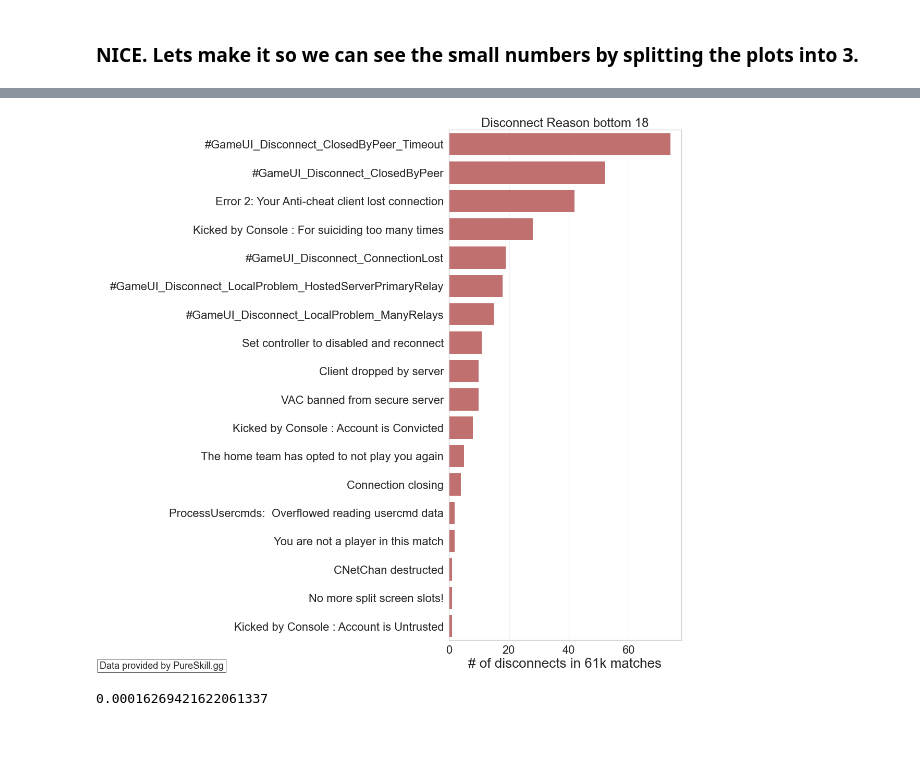
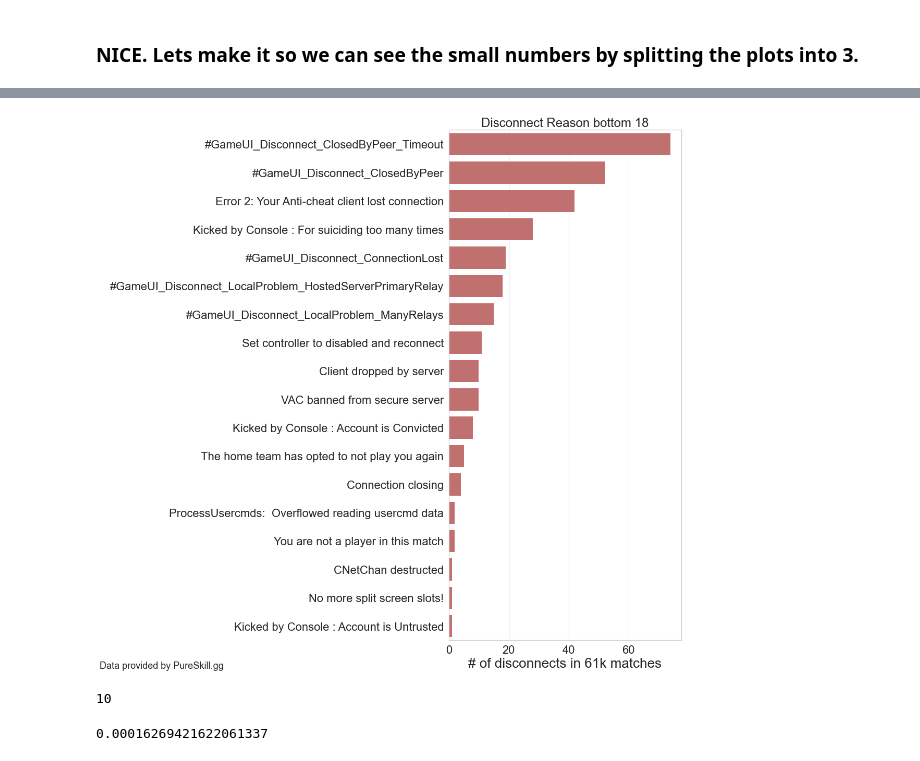
Before and after one commit to pureskillgg/datascience-showcase, a Jupyter notebook: notebooks/player_disconnect_analysis/Disconnect reason analysis.ipynb, the cells around one changed output, grey strips where cells are left out. Cells and saved outputs as stored; diff of their text form; code cells hidden in the pictures.

```diff
--- a/notebooks/player_disconnect_analysis/Disconnect reason analysis.ipynb
+++ b/notebooks/player_disconnect_analysis/Disconnect reason analysis.ipynb
@@ -186,24 +186,28 @@ fig.savefig("tmp/top_5-20.png")
 # %%
 plt.rcParams["figure.figsize"] = (8,18)
 sns.set(font_scale = 2)
 sns.set_style('whitegrid')
 ax = (
     sns.countplot(y="disconnect_reason", data=df,order=order[-18:], color=try_again_red)
 )
 ax.set_xlabel("# of disconnects in 61k matches", fontsize = 26)
 ax.set_ylabel("", fontsize = 20)
 ax.set(title='Disconnect Reason bottom 18')
 ax.text(-1.5, -0.05, 'Data provided by PureSkill.gg',
         horizontalalignment='left',
         verticalalignment='center',
-        transform=ax.transAxes, fontsize = 18, bbox = dict(facecolor="white",edgecolor = "black", alpha = 1))
+        transform=ax.transAxes, fontsize = 18)
 #, bbox = dict(facecolor = button_green, alpha = 1)
 ## saving this way fails because
 ## the figures are too wide for tight_layout or some nonsense...
 fig = ax.get_figure()
 fig.savefig("tmp/bottom_18.png")
 # %% [output]
-[figure, old version]
+[figure, new version]
+# %%
+sum(df['disconnect_reason']=='VAC banned from secure server')
+# %% [output]
+10
 # %%
 sum(df['disconnect_reason']=='VAC banned from secure server')/total_matches
 # %% [output]
```
Also changed, not shown: parts of 6 cells of this notebook.
